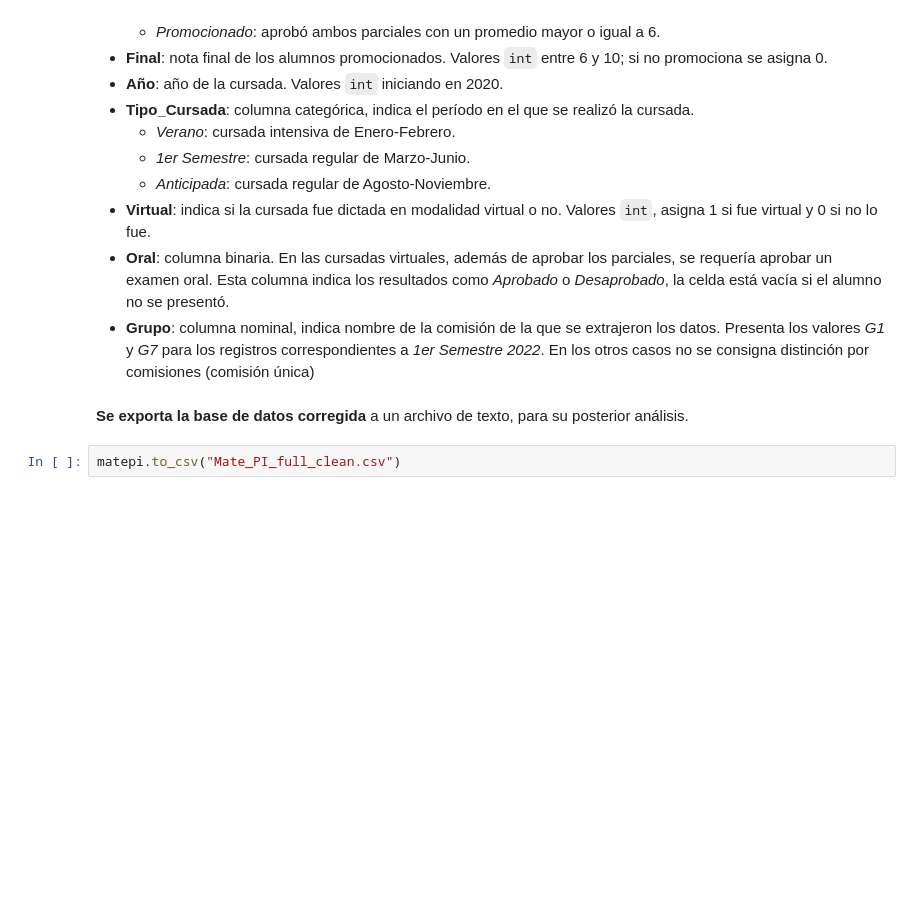
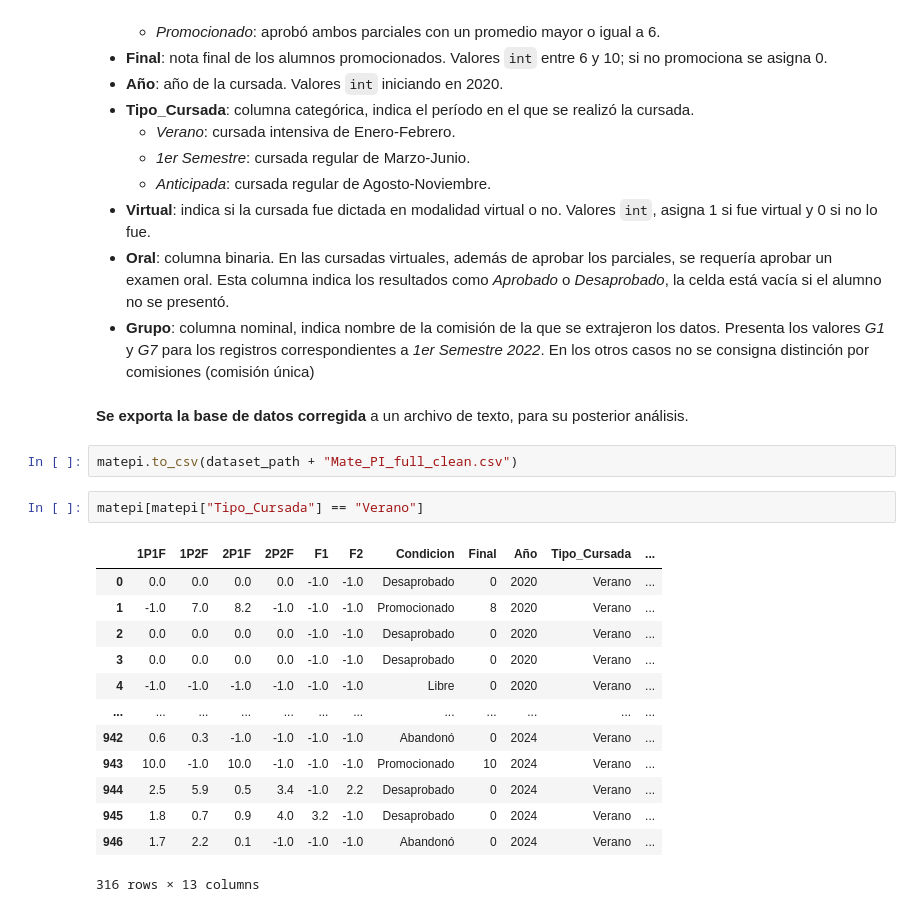
Before and after one commit to juanjogervasio/Intro-courses-analysis, a Jupyter notebook: notebooks/Limpieza.ipynb, the cells around one changed output. Saved outputs shown, nothing was run; the diff lists cells and outputs as text; blank space fills up the shorter version.

```diff
--- a/notebooks/Limpieza.ipynb
+++ b/notebooks/Limpieza.ipynb
@@ -863,4 +867,20 @@ El dataset contiene 1222 registros.
 # %% [markdown]
 **Se exporta la base de datos corregida** a un archivo de texto, para su posterior análisis.
 # %%
-matepi.to_csv("Mate_PI_full_clean.csv")
+matepi.to_csv(dataset_path + "Mate_PI_full_clean.csv")
+# %%
+matepi[matepi["Tipo_Cursada"] == "Verano"]
+# %% [output]
+|  | 1P1F | 1P2F | 2P1F | 2P2F | F1 | F2 | Condicion | Final | Año | Tipo_Cursada | ... |
+| 0 | 0.0 | 0.0 | 0.0 | 0.0 | -1.0 | -1.0 | Desaprobado | 0 | 2020 | Verano | ... |
+| 1 | -1.0 | 7.0 | 8.2 | -1.0 | -1.0 | -1.0 | Promocionado | 8 | 2020 | Verano | ... |
+| 2 | 0.0 | 0.0 | 0.0 | 0.0 | -1.0 | -1.0 | Desaprobado | 0 | 2020 | Verano | ... |
+| 3 | 0.0 | 0.0 | 0.0 | 0.0 | -1.0 | -1.0 | Desaprobado | 0 | 2020 | Verano | ... |
+| 4 | -1.0 | -1.0 | -1.0 | -1.0 | -1.0 | -1.0 | Libre | 0 | 2020 | Verano | ... |
+| ... | ... | ... | ... | ... | ... | ... | ... | ... | ... | ... | ... |
+| 942 | 0.6 | 0.3 | -1.0 | -1.0 | -1.0 | -1.0 | Abandonó | 0 | 2024 | Verano | ... |
+| 943 | 10.0 | -1.0 | 10.0 | -1.0 | -1.0 | -1.0 | Promocionado | 10 | 2024 | Verano | ... |
+| 944 | 2.5 | 5.9 | 0.5 | 3.4 | -1.0 | 2.2 | Desaprobado | 0 | 2024 | Verano | ... |
+| 945 | 1.8 | 0.7 | 0.9 | 4.0 | 3.2 | -1.0 | Desaprobado | 0 | 2024 | Verano | ... |
+| 946 | 1.7 | 2.2 | 0.1 | -1.0 | -1.0 | -1.0 | Abandonó | 0 | 2024 | Verano | ... |
+316 rows × 13 columns
```
Also changed, not shown: parts of 18 cells of this notebook.
